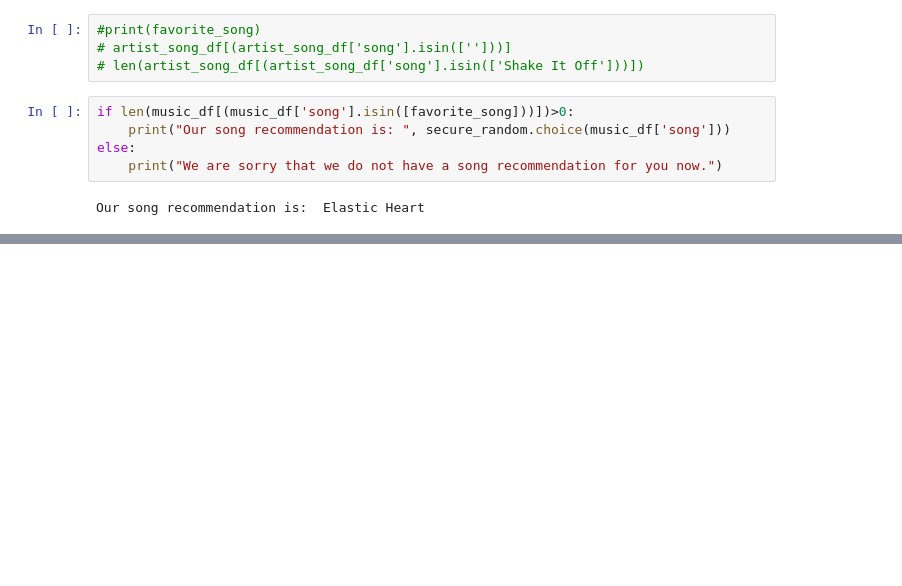
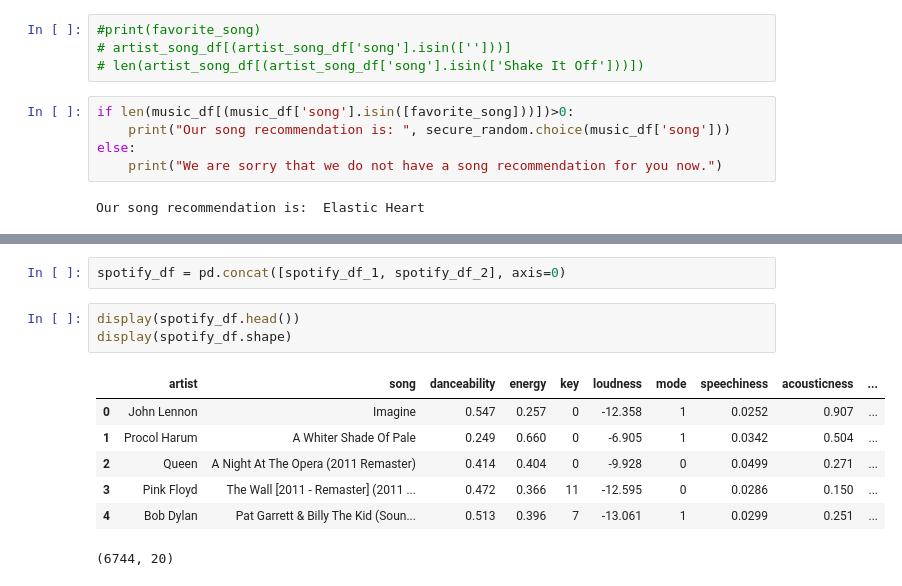
Before and after one commit to elifcyildirim/lab-web-scraping-single-page, a Jupyter notebook: Song_Recommender.ipynb, the cells around one changed output, grey strips where cells are left out. Cells and saved outputs as stored; diff of their text form; blank space fills up the shorter version.

```diff
--- a/Song_Recommender.ipynb
+++ b/Song_Recommender.ipynb
@@ -200,0 +417,13 @@ Our song recommendation is:  Elastic Heart
+# %%
+spotify_df = pd.concat([spotify_df_1, spotify_df_2], axis=0)
+# %%
+display(spotify_df.head())
+display(spotify_df.shape)
+# %% [output]
+|  | artist | song | danceability | energy | key | loudness | mode | speechiness | acousticness | ... |
+| 0 | John Lennon | Imagine | 0.547 | 0.257 | 0 | -12.358 | 1 | 0.0252 | 0.907 | ... |
+| 1 | Procol Harum | A Whiter Shade Of Pale | 0.249 | 0.660 | 0 | -6.905 | 1 | 0.0342 | 0.504 | ... |
+| 2 | Queen | A Night At The Opera (2011 Remaster) | 0.414 | 0.404 | 0 | -9.928 | 0 | 0.0499 | 0.271 | ... |
+| 3 | Pink Floyd | The Wall [2011 - Remaster] (2011 ... | 0.472 | 0.366 | 11 | -12.595 | 0 | 0.0286 | 0.150 | ... |
+| 4 | Bob Dylan | Pat Garrett & Billy The Kid (Soun... | 0.513 | 0.396 | 7 | -13.061 | 1 | 0.0299 | 0.251 | ... |
+(6744, 20)
```
Also changed, not shown: parts of 46 cells of this notebook, 1 other file.
